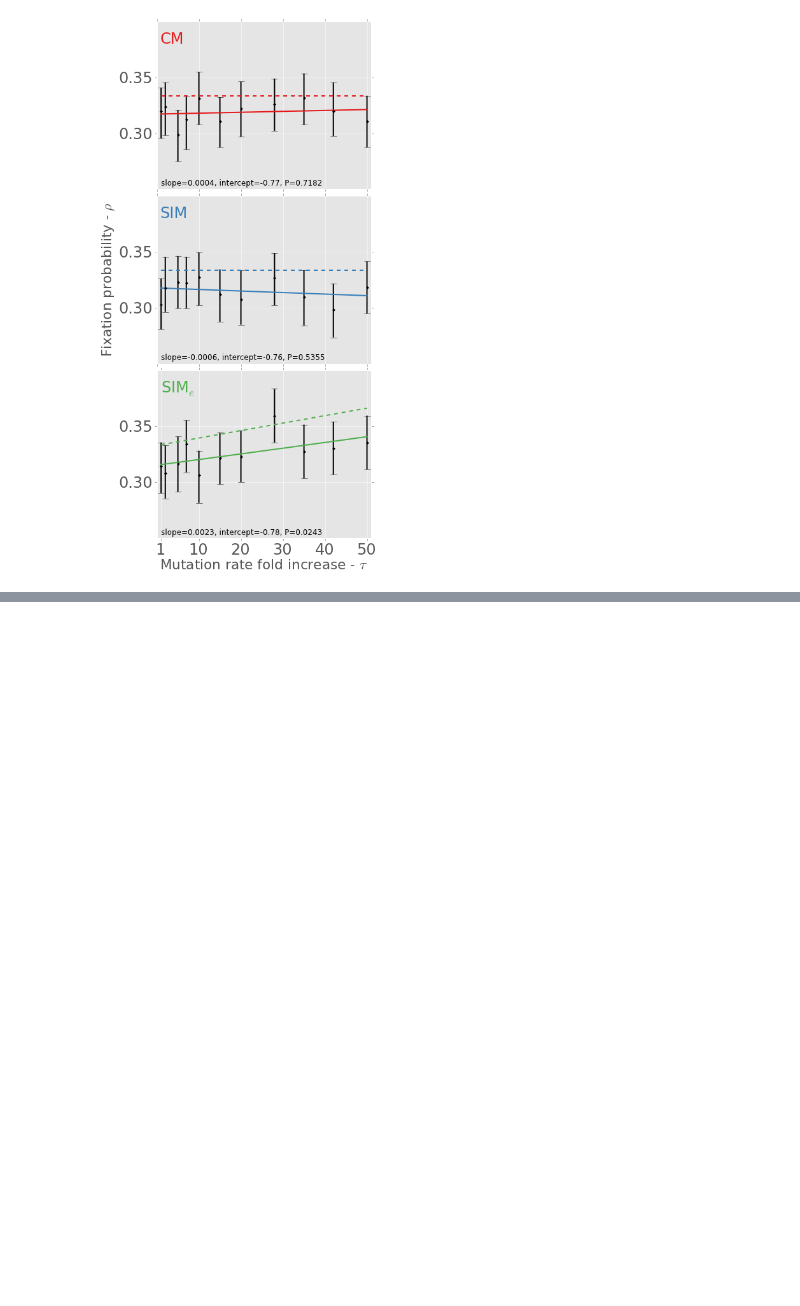
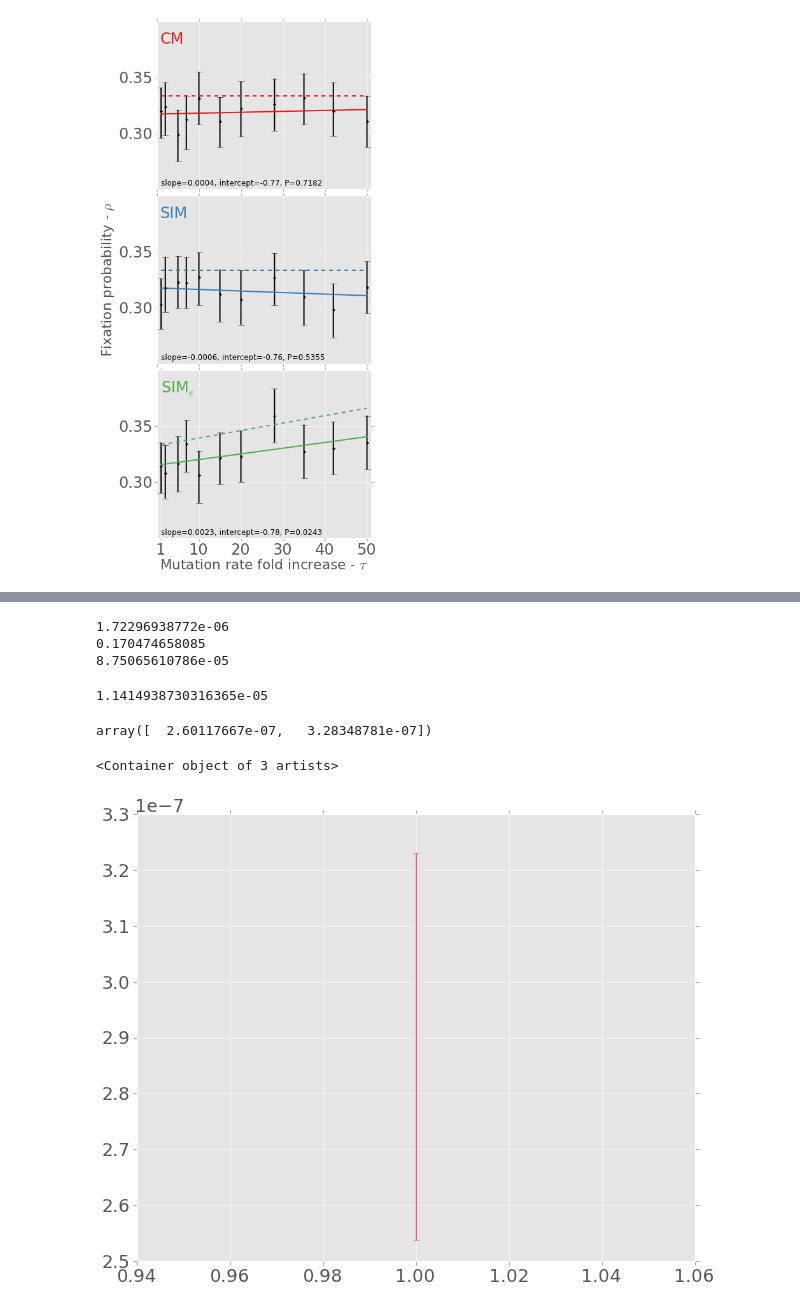
Before and after one commit to yoavram/ruggedsim, a Jupyter notebook: manuscript/simulation2.ipynb, the cells around one changed output, grey strips where cells are left out. Drawn from its saved outputs; the diff is of its cells as text; code cells hidden in the pictures; blank space fills up the shorter version.

Commit message:
estimate nu with ci

```diff
--- a/manuscript/simulation2.ipynb
+++ b/manuscript/simulation2.ipynb
@@ -24,7 +24,7 @@ annotate_fontize = 16
 line_label_fontsize= 24
 # %%
 T = 10 # tau
-s = 0.1 # s = 0.01 # Kibota and Lynch 1996
+s = 0.05 # s = 0.01 # Kibota and Lynch 1996
 H = 2
 U = 0.0004 # Wielgoss et al. 2011
 # U = 0.003 # Drake 1991
@@ -32,7 +32,7 @@ u = U * 0.2 / 1000 # Gordo, Perfeito, and Sousa 2011
 N = 1e6
 G = 25
 # %%
-job_name = 'unloaded'
+job_name = 'pop1e6'
 # %%
 with gzip.open("../stochastic/output/df_" + job_name + ".csv.gz") as f:
     df = pd.read_csv(f)
@@ -263,2 +263,33 @@ fig.tight_layout()
 # %%
 fig.savefig("adaptation_rate_%s_s_%.2f_logN_%d.png" % (job_name,s,log10(N)))
+# %%
+estimate_Nq = lambda apps: 1 / apps.mean()
+
+def estimate_nu(apps,fix):
+    return estimate_Nq(apps) * estimate_rho(fix)
+# %%
+print estimate_Nq(df.app_time)
+print estimate_rho(df.fix)
+print estimate_nu(df.app_time, df.fix_time)
+# %% [output]
+1.72296938772e-06
+0.170474658085
+8.75065610786e-05
+# %%
+bs.ci((df.app_time[:10], df.fix[:10]), estimate_nu, n_samples=10)[1]
+# %% [output]
+1.1414938730316365e-05
+# %%
+estimate_nu_ci = lambda app_time, fix: array(bs.ci((app_time, fix), estimate_nu, n_samples=10))
+estimate_nu_ci_low = lambda app_time, fix: estimate_nu_ci(app_time, fix)[0]
+estimate_nu_ci_high = lambda app_time, fix: estimate_nu_ci(app_time, fix)[1]
+estimate_nu_ci(df.app_time[:1000],df.fix[:1000])
+# %% [output]
+array([  2.60117667e-07,   3.28348781e-07])
+# %%
+y = estimate_nu(df.app_time[:1000],df.fix[:1000])
+low,high = estimate_nu_ci(df.app_time[:1000],df.fix[:1000])
+errorbar(x=[1], y=[y], yerr=[[y-low], [high-y]])
+# %% [output]
+<Container object of 3 artists>
+[figure, added]
```
Also changed, not shown: parts of 6 cells of this notebook.
